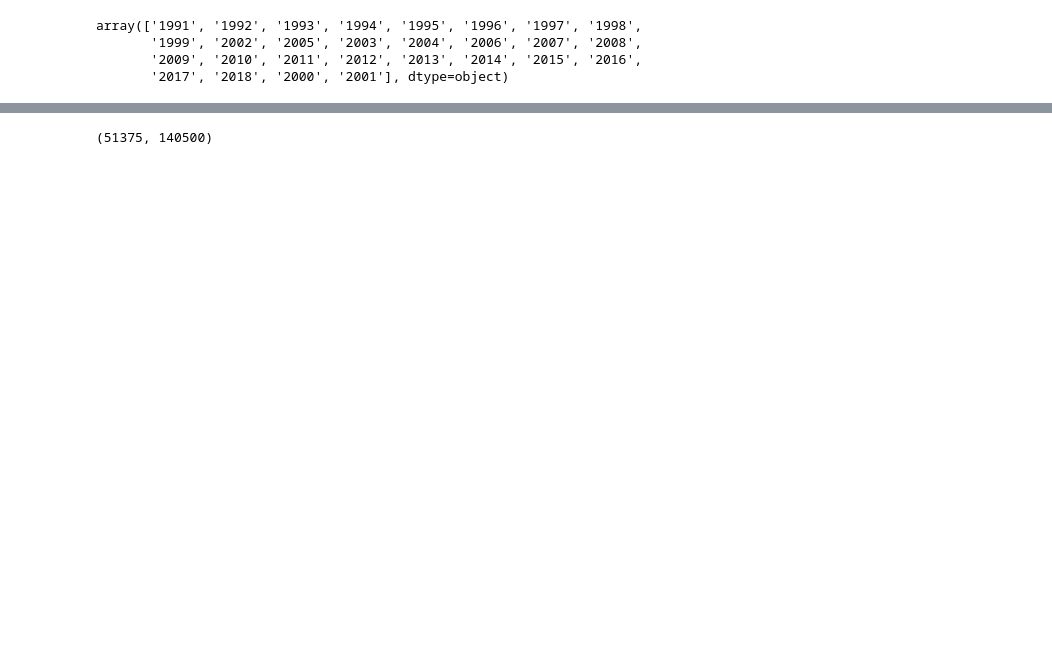
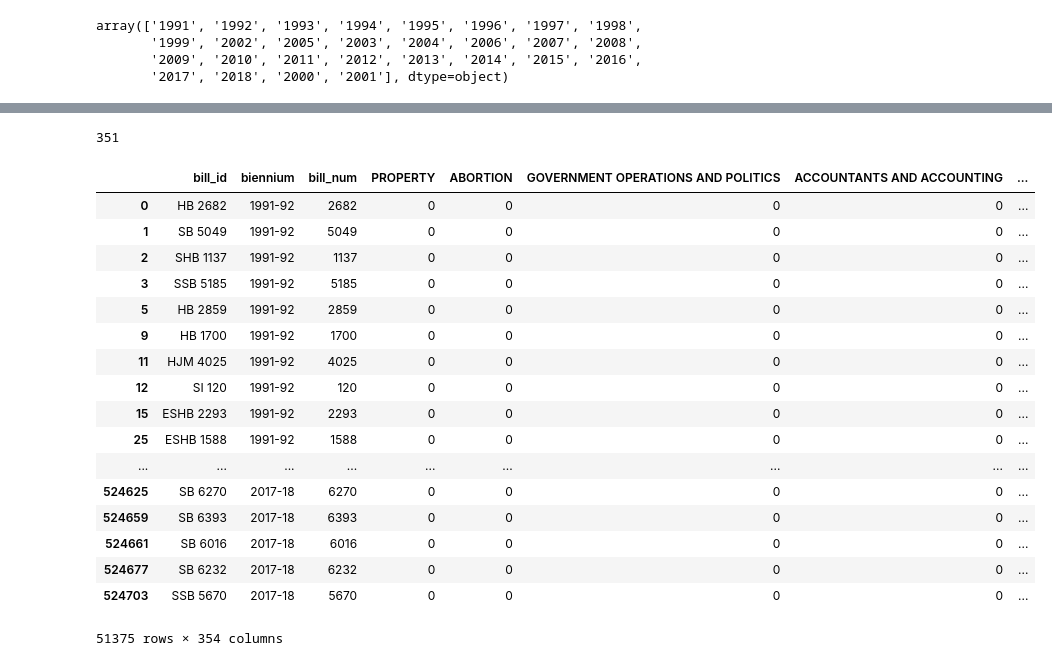
Before and after one commit to ekarboski/washington_state_legislation, a Jupyter notebook: Merging_topic_data.ipynb, the cells around one changed output, grey strips where cells are left out. Drawn from its saved outputs; the diff is of its cells as text; code cells hidden in the pictures; blank space fills up the shorter version.

Commit message:
Create categories of topics and make matrix

```diff
--- a/Merging_topic_data.ipynb
+++ b/Merging_topic_data.ipynb
@@ -101,5 +103,5 @@ bill_df = pd.read_sql_query('select * from "bill_api"',con=engine)
 # %%
-topic_df = pd.read_sql_query('select * from "topic_scrape"',con=engine)
+topic_df = pd.read_sql_query('select * from "topic_scrape"',con=engine_raw)
 # %% [markdown]
 # Prepare topic_data
 # %%
@@ -181,0 +179,6 @@ topic_df[topic_df['bill_num'] == '2293']
+# %%
+def find_category(row):
+    new_topic = categories[row['bill_topic']]
+    return new_topic.strip()
+# %%
+topic_df['category'] = topic_df.apply(find_category, axis=1)
@@ -183,12 +195,33 @@ topic_df[topic_df['bill_num'] == '2293']
 t = topic_df.loc[:, ['bill_id', 'biennium', 'bill_num']]
 # %%
 t = t.drop_duplicates(keep='first')
-# %%
-len(t), len(topic_df)
-# %% [output]
-(51375, 140500)
 # %%
-unique_topics = topic_df['bill_topic'].unique()
-for topic in unique_topics:
-    t[topic] = 0
+unique_categories = topic_df['category'].unique()
+for cat in unique_categories:
+    t[cat] = 0
+# %%
+len(unique_categories)
+# %% [output]
+351
+# %%
+t
+# %% [output]
+|  | bill_id | biennium | bill_num | PROPERTY | ABORTION | GOVERNMENT OPERATIONS AND POLITICS | ACCOUNTANTS AND ACCOUNTING | ... |
+| 0 | HB 2682 | 1991-92 | 2682 | 0 | 0 | 0 | 0 | ... |
+| 1 | SB 5049 | 1991-92 | 5049 | 0 | 0 | 0 | 0 | ... |
+| 2 | SHB 1137 | 1991-92 | 1137 | 0 | 0 | 0 | 0 | ... |
+| 3 | SSB 5185 | 1991-92 | 5185 | 0 | 0 | 0 | 0 | ... |
+| 5 | HB 2859 | 1991-92 | 2859 | 0 | 0 | 0 | 0 | ... |
+| 9 | HB 1700 | 1991-92 | 1700 | 0 | 0 | 0 | 0 | ... |
+| 11 | HJM 4025 | 1991-92 | 4025 | 0 | 0 | 0 | 0 | ... |
+| 12 | SI 120 | 1991-92 | 120 | 0 | 0 | 0 | 0 | ... |
+| 15 | ESHB 2293 | 1991-92 | 2293 | 0 | 0 | 0 | 0 | ... |
+| 25 | ESHB 1588 | 1991-92 | 1588 | 0 | 0 | 0 | 0 | ... |
+| ... | ... | ... | ... | ... | ... | ... | ... | ... |
+| 524625 | SB 6270 | 2017-18 | 6270 | 0 | 0 | 0 | 0 | ... |
+| 524659 | SB 6393 | 2017-18 | 6393 | 0 | 0 | 0 | 0 | ... |
+| 524661 | SB 6016 | 2017-18 | 6016 | 0 | 0 | 0 | 0 | ... |
+| 524677 | SB 6232 | 2017-18 | 6232 | 0 | 0 | 0 | 0 | ... |
+| 524703 | SSB 5670 | 2017-18 | 5670 | 0 | 0 | 0 | 0 | ... |
+51375 rows × 354 columns
 # %%
```
Also changed, not shown: parts of 31 cells of this notebook.
